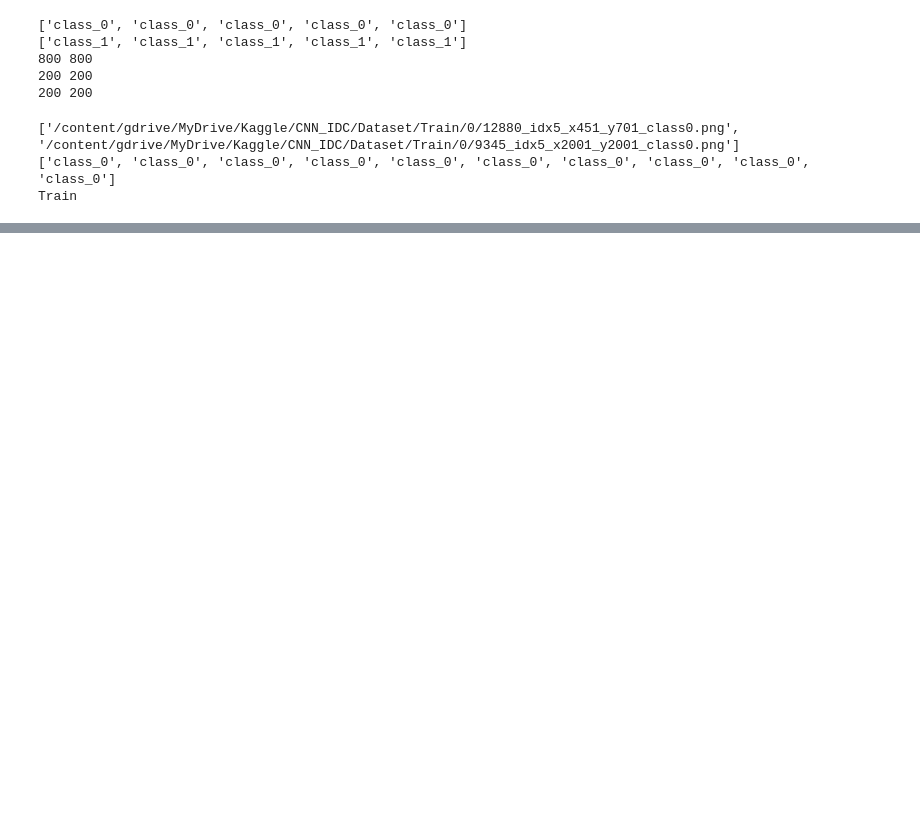
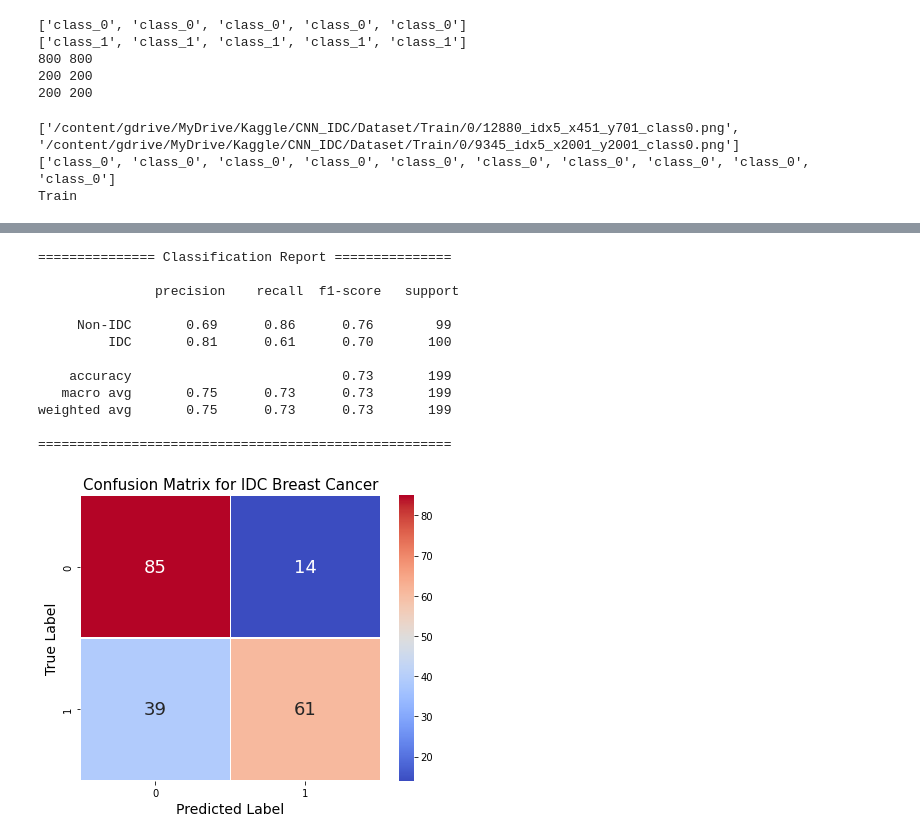
Before and after one commit to heesukjang/W207_AppliedML_Fall2022, a Jupyter notebook: 11_8_ImageAug_CM_CR_ROCcurve_IDC_Prediction_heesuk.ipynb, the cells around one changed output, grey strips where cells are left out. Saved outputs shown, nothing was run; the diff lists cells and outputs as text; code cells hidden in the pictures; blank space fills up the shorter version.

```diff
--- a/11_8_ImageAug_CM_CR_ROCcurve_IDC_Prediction_heesuk.ipynb
+++ b/11_8_ImageAug_CM_CR_ROCcurve_IDC_Prediction_heesuk.ipynb
@@ -535,0 +718,18 @@ plt.close()
+# %%
+def model_compile(optimizer='adam', learning_rate = 0.001):
+  model = get_doc_id_model()
+
+  # select optimizer
+  def selected_optimizer(optimizer):
+      if optimizer.lower() == 'sgd':
+          return SGD(learning_rate=learning_rate)
+      if optimizer.lower() == 'adam':
+          return Adam(learning_rate=learning_rate)
+
+  model.compile(optimizer=selected_optimizer(optimizer),
+                      loss=keras.losses.categorical_crossentropy,
+                      metrics=['accuracy'])
+  model.summary()
+  return model
+
+model = model_compile(optimizer='Adam', learning_rate = 0.001)
@@ -535,0 +829,62 @@ plt.close()
+# %%
+def error_analysis(test_labels, test_data_generator):
+  num_of_test_samples = len(test_labels)
+  batch_size = 32
+
+  y_true = test_data_generator.classes
+  y_pred = model.predict_generator(test_data_generator, num_of_test_samples // batch_size + 1)
+  y_pred = np.argmax(y_pred, axis=1)     # return the indicies of the max values along the axis (axis=1: each row)
+
+  # Confusion matrix
+  plt.figure(figsize=(6,5))
+  conf_max = confusion_matrix(y_true, y_pred)
+  sns.heatmap(conf_max, annot=True, cmap='coolwarm', annot_kws={'fontsize':18}, linewidth=0.5, fmt='d')
+
+  plt.xlabel('Predicted Label', fontsize=14)
+  plt.ylabel('True Label', fontsize=14)
+  plt.title('Confusion Matrix for IDC Breast Cancer', fontsize=15)
+  plt.tight_layout()
+
+  # Classification report
+  print('=============== Classification Report ===============\n\n', classification_report(y_true, y_pred, target_names=['Non-IDC', 'IDC']), '\n=====================================================\n')
+
+  # Precision, recall, f1_score
+  # tn, fp, fn, tp = confusion_matrix(y_true, y_pred).ravel()     # np.ravel(): returns contiguous flattened array (1D array with all the input-array elements and with the same type as it)
+  # print(f'============ Precision, Recall, F1_Score ============\n\nTrue Negatives (TN): {tn}\nTrue Positives (TP): {tp}\nFalse Negatives (FN): {fn}\nFalse Positives (FP): {fp}')
+  # precision = tp/(tp+fp)
+  # recall = tp/(tp+fn)
+  # f1_score = (2*precision*recall)/(precision+recall)
+  # print(f'\nRecall of the model = {round(recall, 2)}\nPrecision of the model = {round(precision, 2)}\nF1_Score of the model = {round(f1_score, 2)}\n\n====================================================\n')
+
+  # Area under the ROC cuver
+  roc_log = roc_auc_score(y_true, y_pred)
+  false_positive_rate, true_positive_rate, threshold = roc_curve(y_true, y_pred)
+  area_under_curve = auc(false_positive_rate, true_positive_rate)
+
+  plt.figure(figsize=(6,5))
+  plt.plot([0, 1], [0, 1], 'r--')
+  plt.plot(false_positive_rate, true_positive_rate, label='ROC-AUC = {:.2f}'.format(area_under_curve))
+  plt.xlabel('False positive rate', fontsize=14)
+  plt.ylabel('True positive rate', fontsize=14)
+  plt.title('ROC curve', fontsize=18)
+  plt.legend(loc='best')
+  plt.show()
+  print(f'\n=====================================================\nROC-AUC Score = {round(area_under_curve, 2)}')
+  #plt.savefig(ROC_PLOT_FILE, bbox_inches='tight')
+  plt.close()
+
+error_analysis(test_labels, test_data_generator)
+# %% [output]
+=============== Classification Report ===============
+
+               precision    recall  f1-score   support
+
+     Non-IDC       0.69      0.86      0.76        99
+         IDC       0.81      0.61      0.70       100
+
+    accuracy                           0.73       199
+   macro avg       0.75      0.73      0.73       199
+weighted avg       0.75      0.73      0.73       199
+
+=====================================================
+[figure, added]
```
Also changed, not shown: parts of 51 cells of this notebook.
